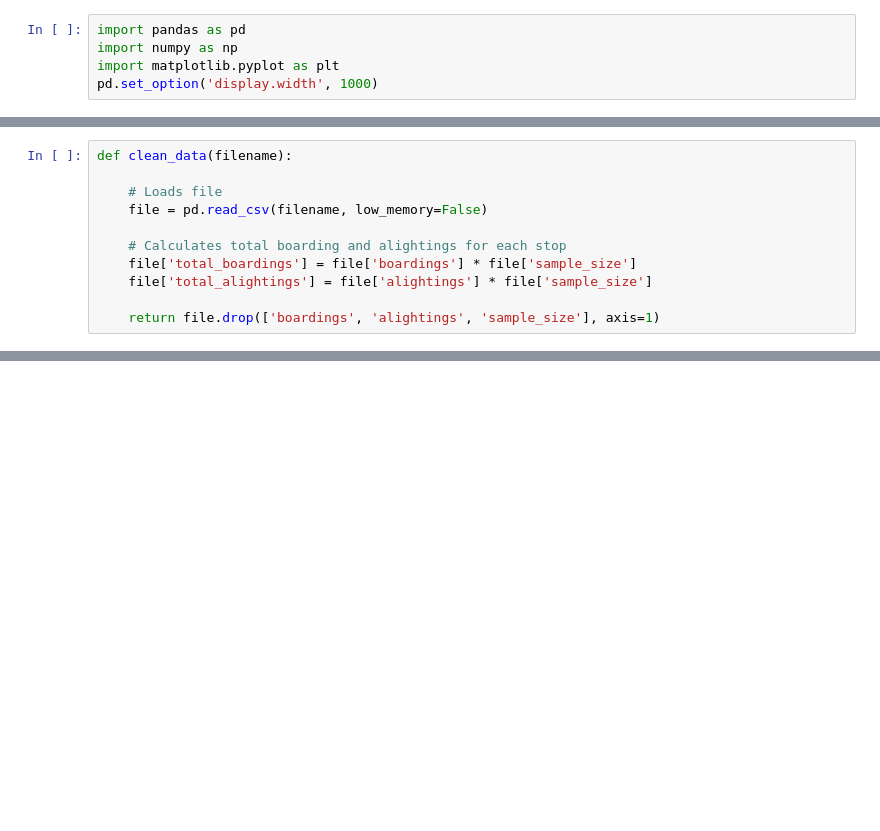
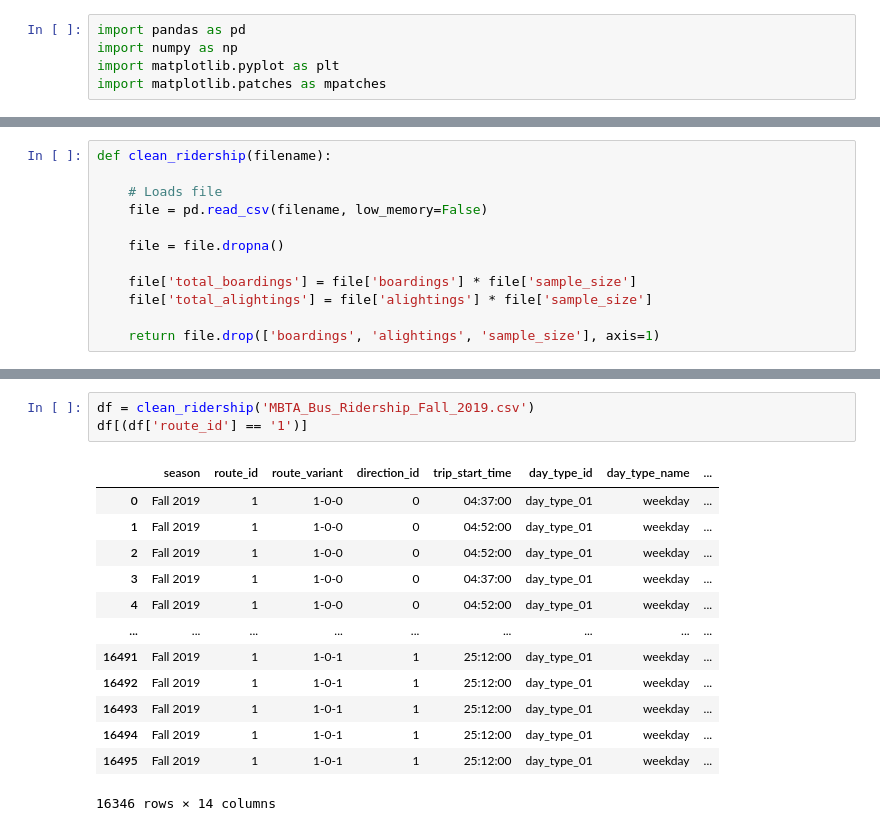
Before and after one commit to BU-Spark/ds-wgbh-bus-equity, a Jupyter notebook: notebooks/Ridership.ipynb, the cells around one changed output, grey strips where cells are left out. Saved outputs shown, nothing was run; the diff lists cells and outputs as text; blank space fills up the shorter version.

Commit message:
Added final Ridership code

```diff
--- a/notebooks/Ridership.ipynb
+++ b/notebooks/Ridership.ipynb
@@ -4,4 +2,4 @@
 import pandas as pd
 import numpy as np
 import matplotlib.pyplot as plt
-pd.set_option('display.width', 1000)
+import matplotlib.patches as mpatches
@@ -14,10 +6,11 @@ This code will transform the ridership data by multiplying the average "alightin
 # %%
-def clean_data(filename):
+def clean_ridership(filename):
 
     # Loads file
     file = pd.read_csv(filename, low_memory=False)
 
-    # Calculates total boarding and alightings for each stop
+    file = file.dropna()
+
     file['total_boardings'] = file['boardings'] * file['sample_size']
     file['total_alightings'] = file['alightings'] * file['sample_size']
 
@@ -129,0 +18,17 @@ route_id
+# %%
+df = clean_ridership('MBTA_Bus_Ridership_Fall_2019.csv')
+df[(df['route_id'] == '1')]
+# %% [output]
+|  | season | route_id | route_variant | direction_id | trip_start_time | day_type_id | day_type_name | ... |
+| 0 | Fall 2019 | 1 | 1-0-0 | 0 | 04:37:00 | day_type_01 | weekday | ... |
+| 1 | Fall 2019 | 1 | 1-0-0 | 0 | 04:52:00 | day_type_01 | weekday | ... |
+| 2 | Fall 2019 | 1 | 1-0-0 | 0 | 04:52:00 | day_type_01 | weekday | ... |
+| 3 | Fall 2019 | 1 | 1-0-0 | 0 | 04:37:00 | day_type_01 | weekday | ... |
+| 4 | Fall 2019 | 1 | 1-0-0 | 0 | 04:52:00 | day_type_01 | weekday | ... |
+| ... | ... | ... | ... | ... | ... | ... | ... | ... |
+| 16491 | Fall 2019 | 1 | 1-0-1 | 1 | 25:12:00 | day_type_01 | weekday | ... |
+| 16492 | Fall 2019 | 1 | 1-0-1 | 1 | 25:12:00 | day_type_01 | weekday | ... |
+| 16493 | Fall 2019 | 1 | 1-0-1 | 1 | 25:12:00 | day_type_01 | weekday | ... |
+| 16494 | Fall 2019 | 1 | 1-0-1 | 1 | 25:12:00 | day_type_01 | weekday | ... |
+| 16495 | Fall 2019 | 1 | 1-0-1 | 1 | 25:12:00 | day_type_01 | weekday | ... |
+16346 rows × 14 columns
```
Also changed, not shown: parts of 11 cells of this notebook.
